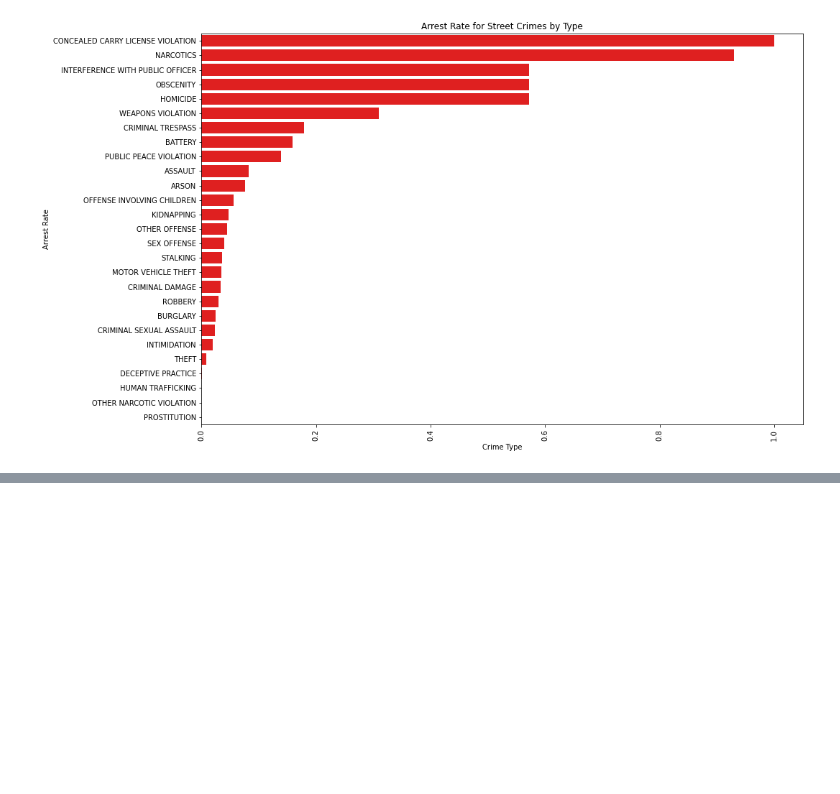
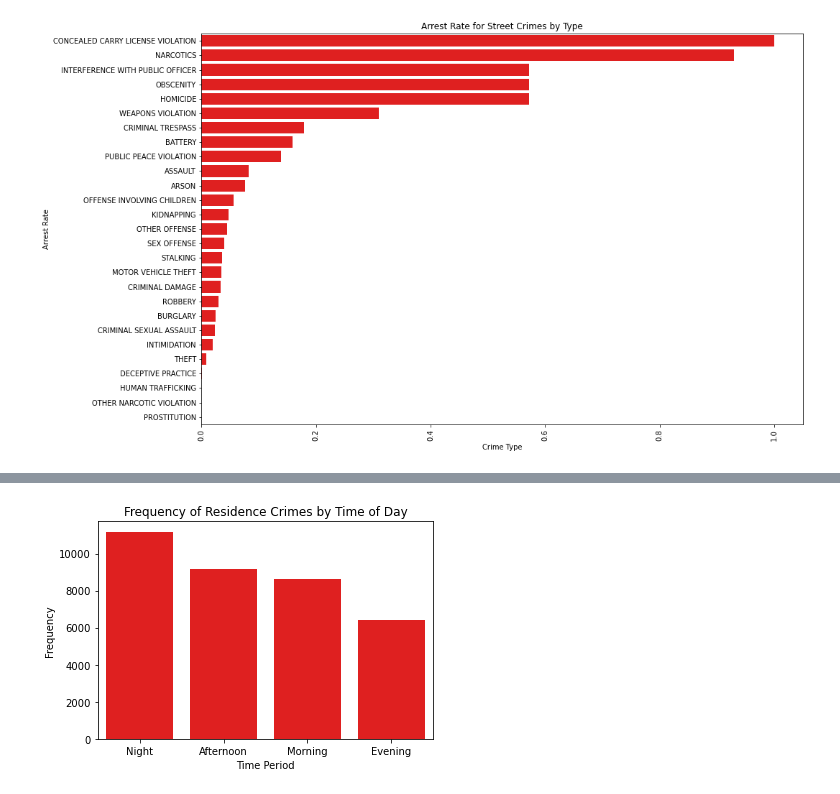
Before and after one commit to amudd10/Chicago-Crime-Analysis, a Jupyter notebook: Chi_crime2022.ipynb, the cells around one changed output, grey strips where cells are left out. Drawn from its saved outputs; the diff is of its cells as text; code cells hidden in the pictures; blank space fills up the shorter version.

```diff
--- a/Chi_crime2022.ipynb
+++ b/Chi_crime2022.ipynb
@@ -525,0 +604,3 @@ plt.show()
+# %%
+residence_crimes['Time Period'] = residence_crimes['Hour'].apply(get_time_period)
+residence_crimes.head()
@@ -525,0 +621,16 @@ plt.show()
+# %%
+# Compute the frequency of street crimes by time period
+time_period_counts = residence_crimes['Time Period'].value_counts()
+
+# Create a barplot of the time period counts
+sns.barplot(x=time_period_counts.index, y=time_period_counts.values, color='r')
+
+# Set the title and axis labels
+plt.title('Frequency of Residence Crimes by Time of Day')
+plt.xlabel('Time Period')
+plt.ylabel('Frequency')
+
+# Display the plot
+plt.show()
+# %% [output]
+[figure, added]
```
Also changed, not shown: parts of 13 cells of this notebook.
